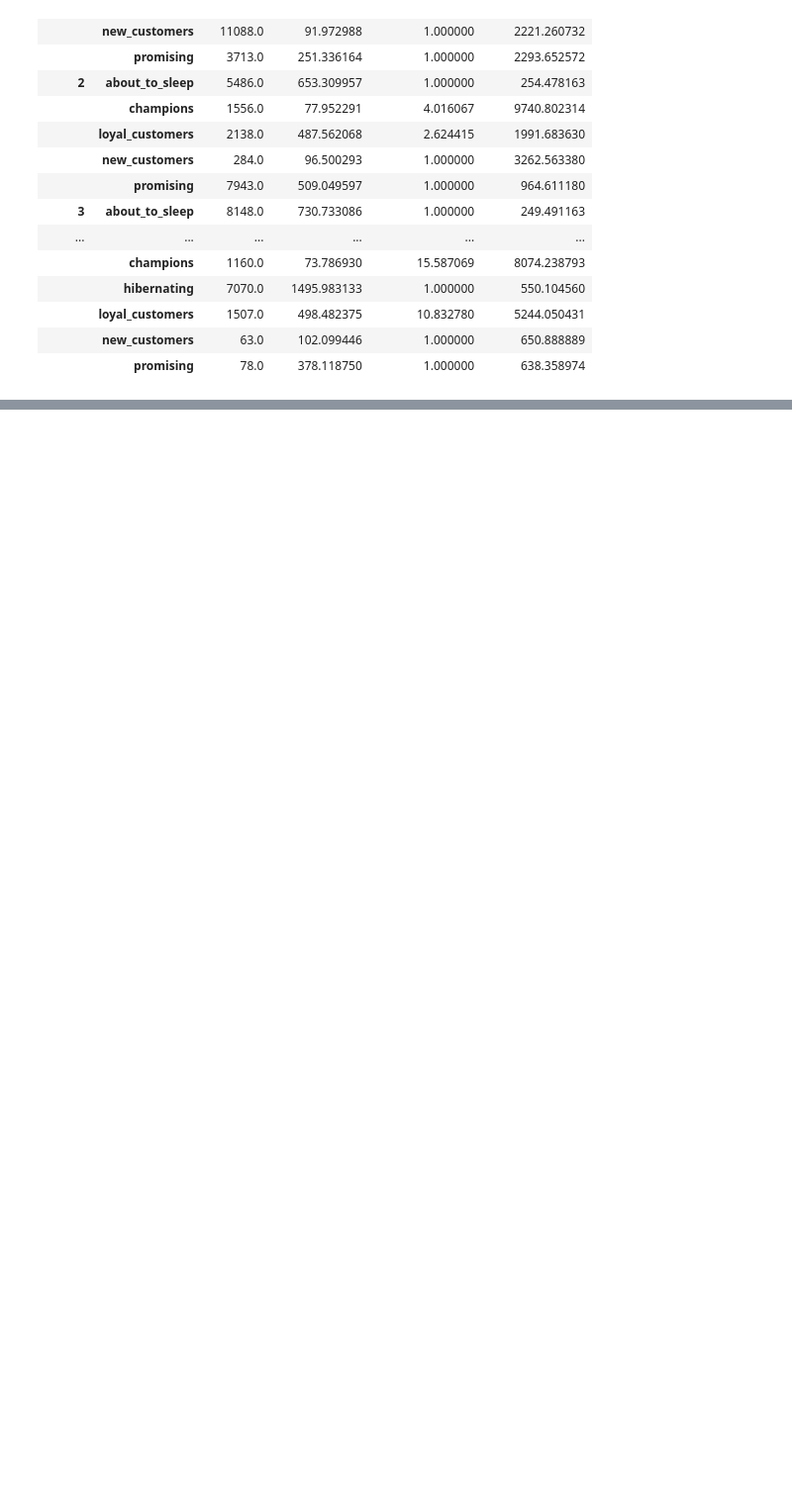
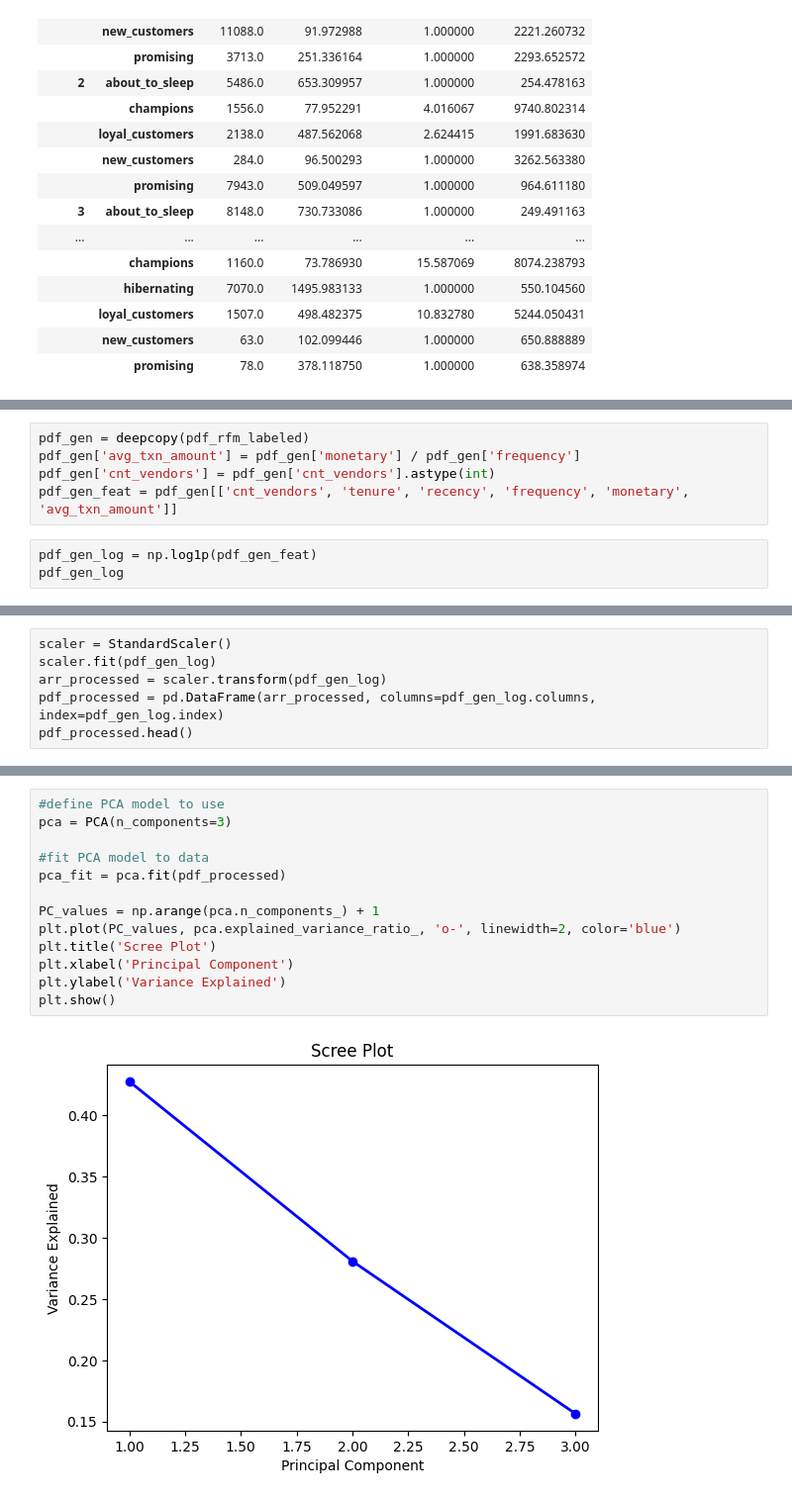
Before and after one commit to franciscogmm/scheduling-platform-segmentation, a Jupyter notebook: notebooks/segmentation_high_level.ipynb, the cells around one changed output, grey strips where cells are left out. Shown at 99% size. Saved outputs shown, nothing was run; the diff lists cells and outputs as text; blank space fills up the shorter version.

```diff
--- a/notebooks/segmentation_high_level.ipynb
+++ b/notebooks/segmentation_high_level.ipynb
@@ -168,0 +185,8 @@ pdf_summary
+# %%
+pdf_gen = deepcopy(pdf_rfm_labeled)
+pdf_gen['avg_txn_amount'] = pdf_gen['monetary'] / pdf_gen['frequency']
+pdf_gen['cnt_vendors'] = pdf_gen['cnt_vendors'].astype(int)
+pdf_gen_feat = pdf_gen[['cnt_vendors', 'tenure', 'recency', 'frequency', 'monetary', 'avg_txn_amount']]
+# %%
+pdf_gen_log = np.log1p(pdf_gen_feat)
+pdf_gen_log
@@ -168,0 +216,6 @@ pdf_summary
+# %%
+scaler = StandardScaler()
+scaler.fit(pdf_gen_log)
+arr_processed = scaler.transform(pdf_gen_log)
+pdf_processed = pd.DataFrame(arr_processed, columns=pdf_gen_log.columns, index=pdf_gen_log.index)
+pdf_processed.head()
@@ -168,0 +229,15 @@ pdf_summary
+# %%
+#define PCA model to use
+pca = PCA(n_components=3)
+
+#fit PCA model to data
+pca_fit = pca.fit(pdf_processed)
+
+PC_values = np.arange(pca.n_components_) + 1
+plt.plot(PC_values, pca.explained_variance_ratio_, 'o-', linewidth=2, color='blue')
+plt.title('Scree Plot')
+plt.xlabel('Principal Component')
+plt.ylabel('Variance Explained')
+plt.show()
+# %% [output]
+[figure, added]
```
Also changed, not shown: parts of 22 cells of this notebook.
